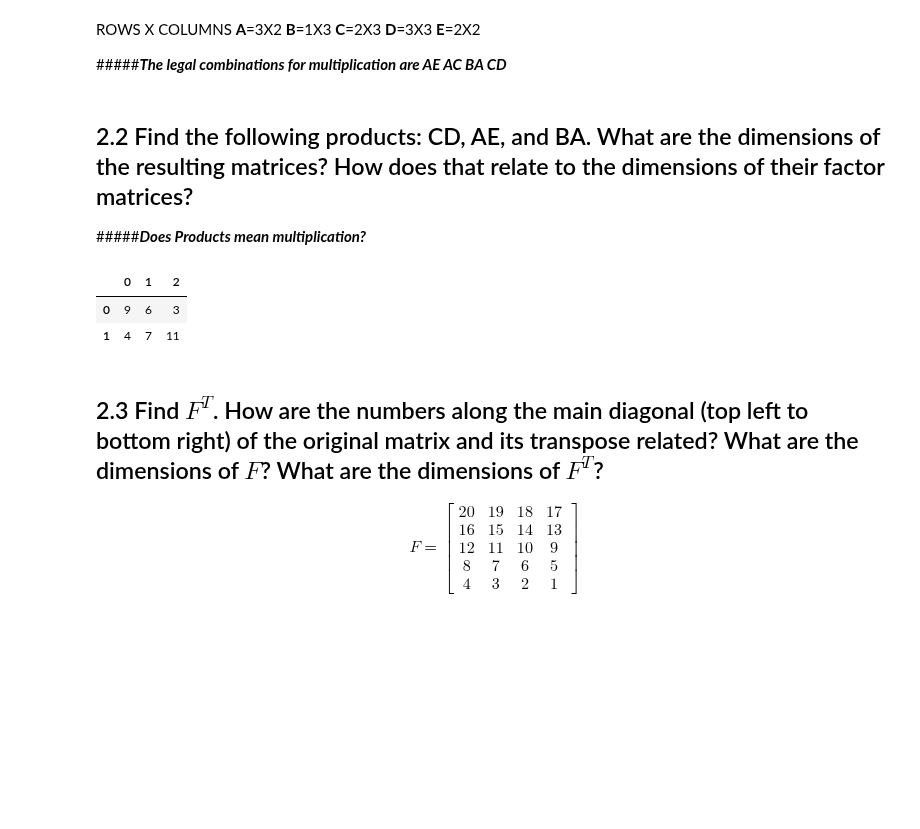
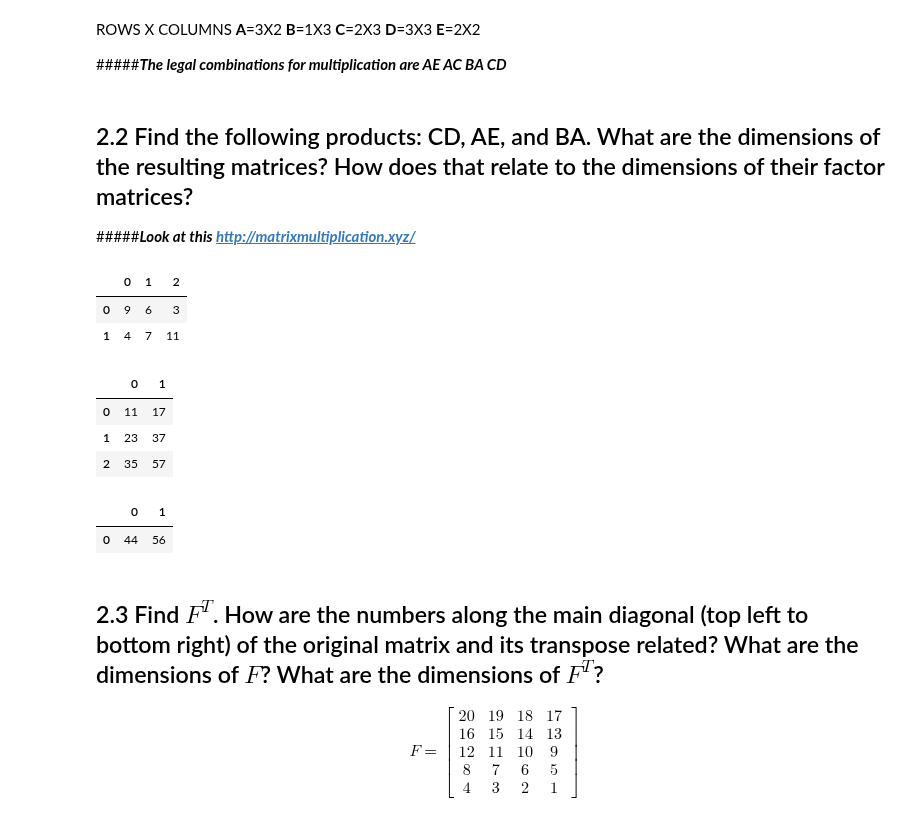
Before and after one commit to lmstephens/DS-Unit-1-Sprint-3-Linear-Algebra, a Jupyter notebook: module1-vectors-and-matrices/LS_DS_131_Vectors_and_Matrices_Assignment.ipynb, the cells around one changed output. Cells and saved outputs as stored; diff of their text form; code cells hidden in the pictures; blank space fills up the shorter version.

```diff
--- a/module1-vectors-and-matrices/LS_DS_131_Vectors_and_Matrices_Assignment.ipynb
+++ b/module1-vectors-and-matrices/LS_DS_131_Vectors_and_Matrices_Assignment.ipynb
@@ -134,6 +134,6 @@ ROWS X COLUMNS
 # %% [markdown]
 ## 2.2 Find the following products: CD, AE, and BA. What are the dimensions of the resulting matrices? How does that relate to the dimensions of their factor matrices?
 
-#####***Does Products mean multiplication?***
+#####***Look at this http://matrixmultiplication.xyz/***
 # %%
 #CD
@@ -153,6 +153,40 @@ dfCD
 |  | 0 | 1 | 2 |
 | 0 | 9 | 6 | 3 |
 | 1 | 4 | 7 | 11 |
+# %%
+#AE
+#Resulting Matrix is 3x2
+
+#1x1 + 2x5 = 11
+#1x3 + 2x7 = 17 and 3x1 + 4x5 = 23
+#3x3 + 4x7 = 37 and 5x1 + 6x5 = 35
+#5x3 + 6x7 = 57
+AE = [
+      [11, 17],
+      [23, 37],
+      [35, 57]
+]
+dfAE = pd.DataFrame(AE)
+dfAE
+# %% [output]
+|  | 0 | 1 |
+| 0 | 11 | 17 |
+| 1 | 23 | 37 |
+| 2 | 35 | 57 |
+# %%
+#BA
+#Resulting Matrix is 1x2 which was alot smaller than I though it would be
+
+#2x1 + 4x3 + 6x5 = 44
+#2x2 + 4x4 + 6x6 = 56
+BA = [
+      [44, 56]
+]
+dfBA = pd.DataFrame(BA)
+dfBA
+# %% [output]
+|  | 0 | 1 |
+| 0 | 44 | 56 |
 # %% [markdown]
 ## 2.3  Find $F^{T}$. How are the numbers along the main diagonal (top left to bottom right) of the original matrix and its transpose related? What are the dimensions of $F$? What are the dimensions of $F^{T}$?
 
```
Also changed, not shown: parts of 2 cells of this notebook.
